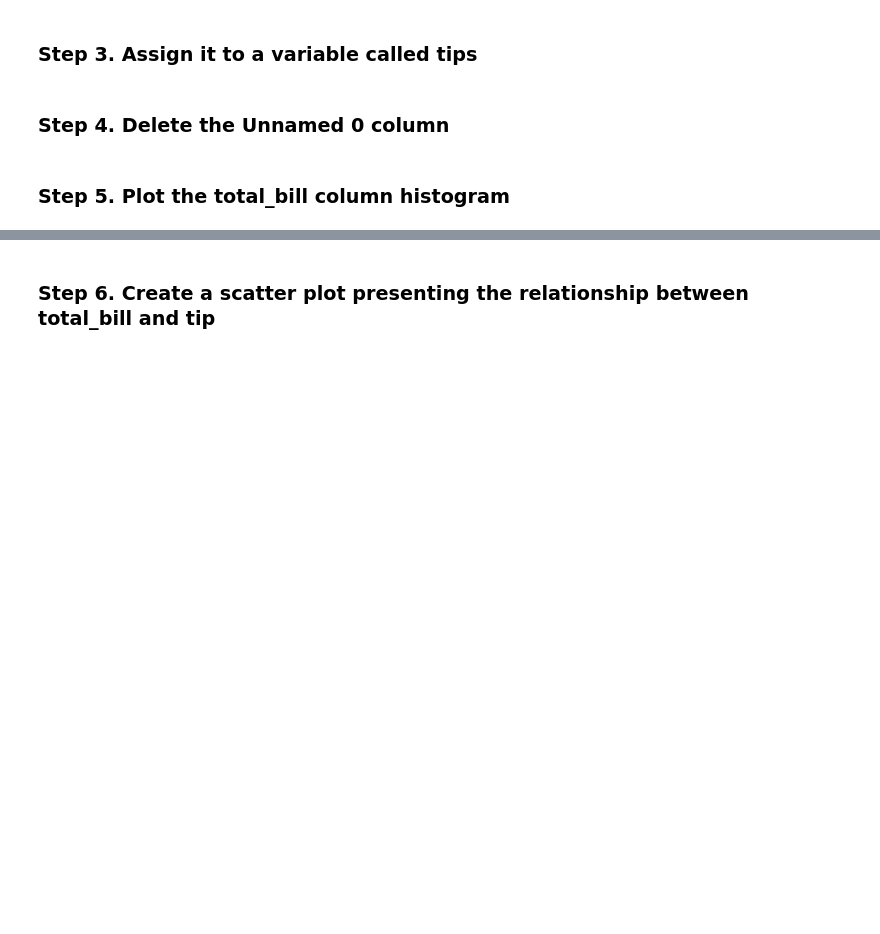
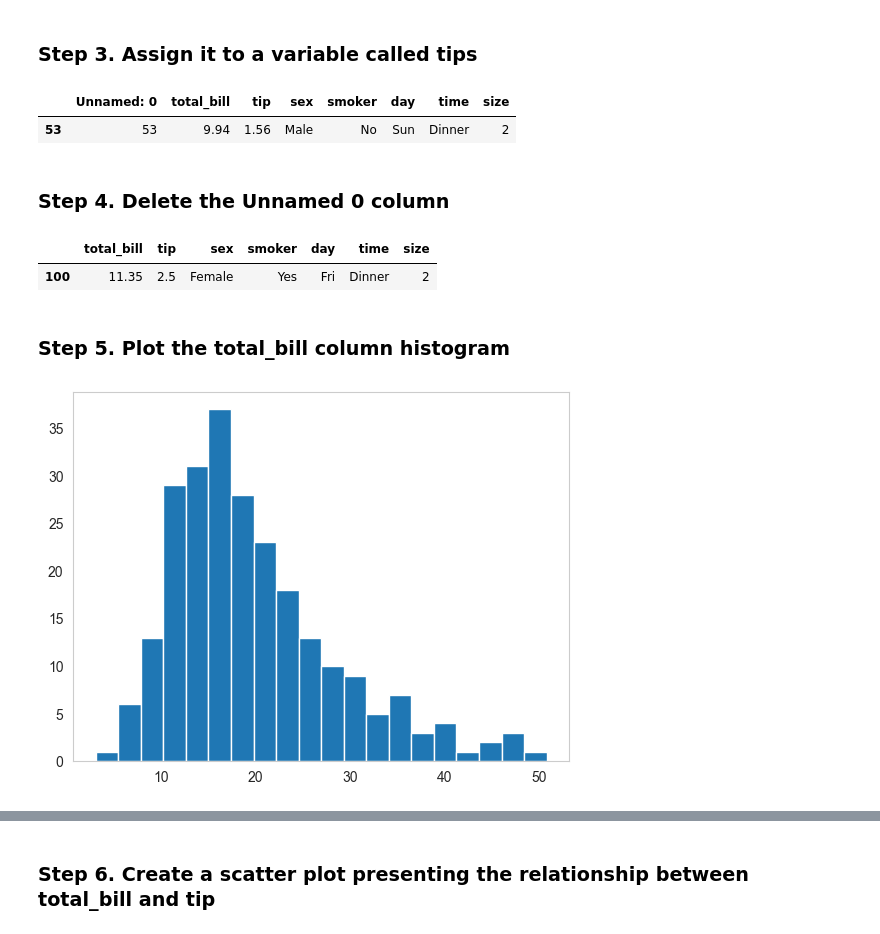
Before and after one commit to zakharkousnetsov/pandas_exercises, a Jupyter notebook: 07_Visualization/Tips/Exercises.ipynb, the cells around one changed output, grey strips where cells are left out. Drawn from its saved outputs; the diff is of its cells as text; code cells hidden in the pictures; blank space fills up the shorter version.

```diff
--- a/07_Visualization/Tips/Exercises.ipynb
+++ b/07_Visualization/Tips/Exercises.ipynb
@@ -7,3 +7,16 @@ This exercise was created based on the tutorial and documentation from [Seaborn]
 The dataset being used is tips from Seaborn.
 
 ### Step 1. Import the necessary libraries:
+# %%
+import pandas as pd
+
+# visualization libraries
+import matplotlib.pyplot as plt
+import seaborn as sns
+
+
+# print the graphs in the notebook
+% matplotlib inline
+
+# set seaborn style to white
+sns.set_style("white")
@@ -11,7 +26,23 @@ The dataset being used is tips from Seaborn.
 ### Step 2. Import the dataset from this [address](https://raw.githubusercontent.com/guipsamora/pandas_exercises/master/07_Visualization/Tips/tips.csv).
 # %% [markdown]
 ### Step 3. Assign it to a variable called tips
+# %%
+tips = pd.read_csv('https://raw.githubusercontent.com/guipsamora/pandas_exercises/master/07_Visualization/Tips/tips.csv')
+tips.sample()
+# %% [output]
+|  | Unnamed: 0 | total_bill | tip | sex | smoker | day | time | size |
+| 53 | 53 | 9.94 | 1.56 | Male | No | Sun | Dinner | 2 |
 # %% [markdown]
 ### Step 4. Delete the Unnamed 0 column
+# %%
+tips = tips.iloc[:, 1:]
+tips.sample()
+# %% [output]
+|  | total_bill | tip | sex | smoker | day | time | size |
+| 100 | 11.35 | 2.5 | Female | Yes | Fri | Dinner | 2 |
 # %% [markdown]
 ### Step 5. Plot the total_bill column histogram
+# %%
+tips['total_bill'].hist(bins=20, grid=False);
+# %% [output]
+[figure, added]
```
Also changed, not shown: parts of 14 cells of this notebook, 1 other file.
